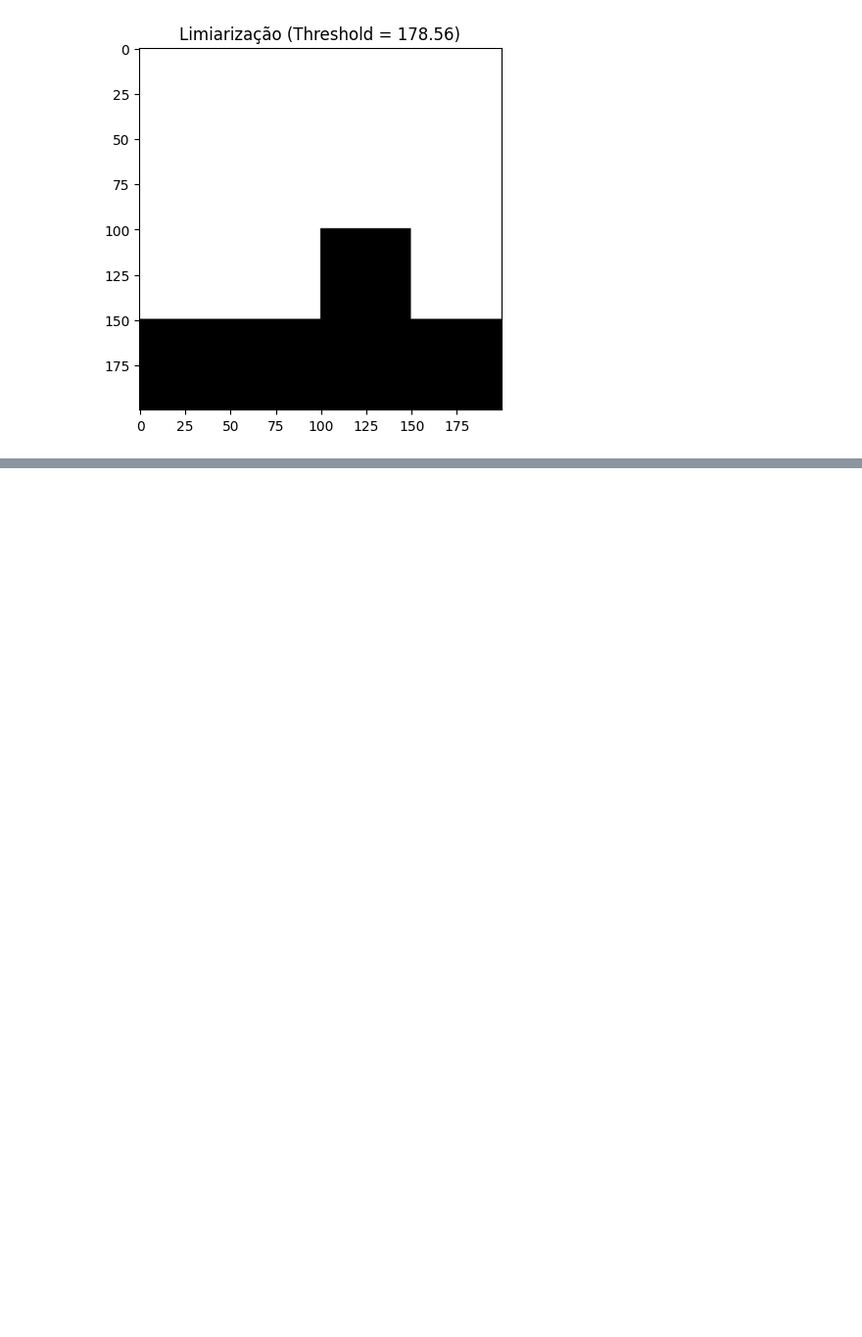
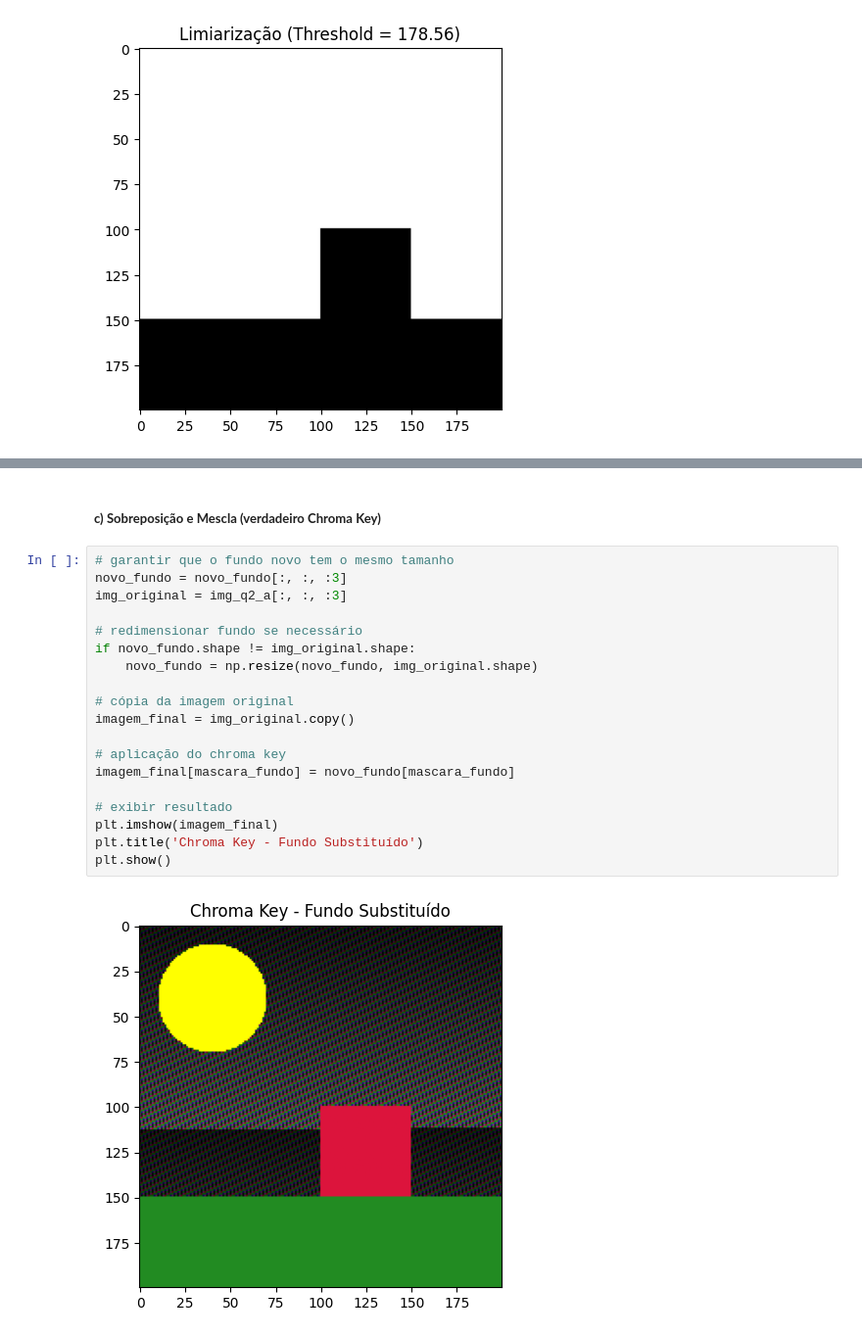
Before and after one commit to andref03/Processamento-Digital-Imagens-PDI, a Jupyter notebook: atividade_pratica_01/questao_01.ipynb, the cells around one changed output, grey strips where cells are left out. Shown at 98% size. Saved outputs shown, nothing was run; the diff lists cells and outputs as text; blank space fills up the shorter version.

```diff
--- a/atividade_pratica_01/questao_01.ipynb
+++ b/atividade_pratica_01/questao_01.ipynb
@@ -138,0 +175,23 @@ plt.show()
+# %% [markdown]
+##### **c) Sobreposição e Mescla (verdadeiro Chroma Key)**
+# %%
+# garantir que o fundo novo tem o mesmo tamanho
+novo_fundo = novo_fundo[:, :, :3]
+img_original = img_q2_a[:, :, :3]
+
+# redimensionar fundo se necessário
+if novo_fundo.shape != img_original.shape:
+    novo_fundo = np.resize(novo_fundo, img_original.shape)
+
+# cópia da imagem original
+imagem_final = img_original.copy()
+
+# aplicação do chroma key
+imagem_final[mascara_fundo] = novo_fundo[mascara_fundo]
+
+# exibir resultado
+plt.imshow(imagem_final)
+plt.title('Chroma Key - Fundo Substituído')
+plt.show()
+# %% [output]
+[figure, added]
```
Also changed, not shown: parts of 6 cells of this notebook.
